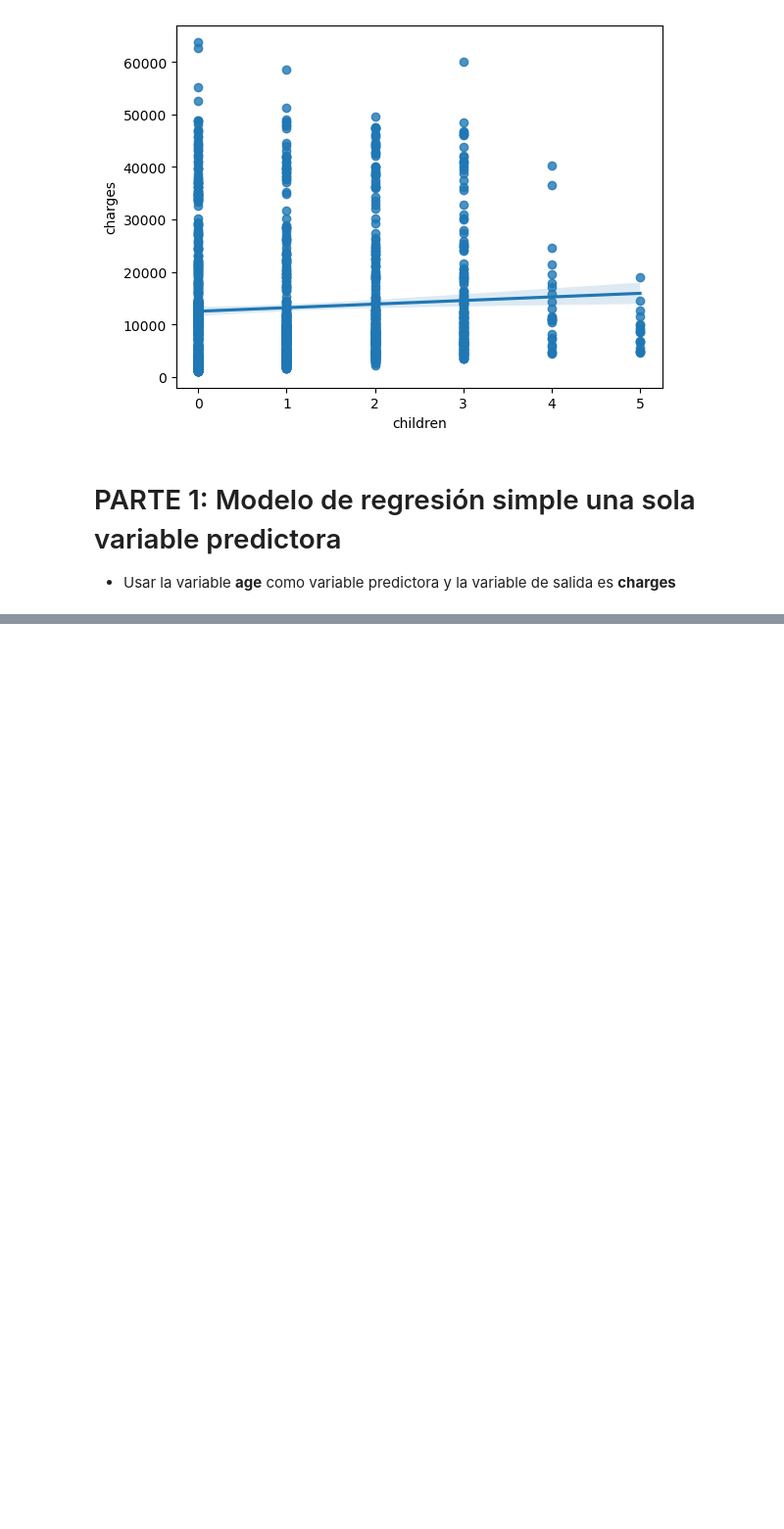
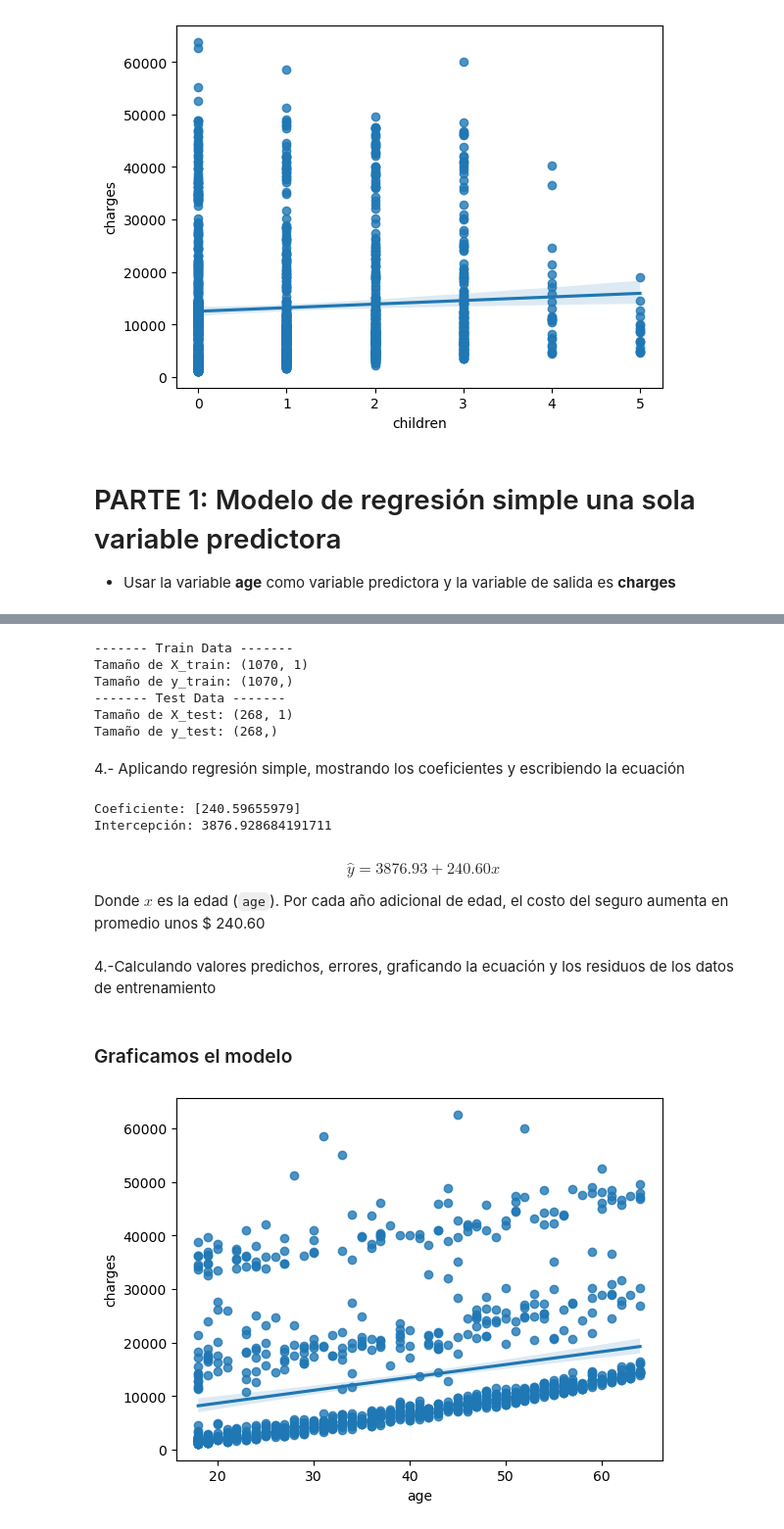
Before and after one commit to jgomezz/cpe_ciencia_datos_python_2026, a Jupyter notebook: mod3_analitica_datos_python/semana_04_evaluacion_modelo_ejercicio.ipynb, the cells around one changed output, grey strips where cells are left out. Shown at 98% size. Cells and saved outputs as stored; diff of their text form; code cells hidden in the pictures; blank space fills up the shorter version.

```diff
--- a/mod3_analitica_datos_python/semana_04_evaluacion_modelo_ejercicio.ipynb
+++ b/mod3_analitica_datos_python/semana_04_evaluacion_modelo_ejercicio.ipynb
@@ -129,0 +132,58 @@ plt.show()
+# %%
+from sklearn.model_selection import train_test_split
+
+# Definición de variables predictoras y variable objetivo
+X = cdf[['age']]
+y = cdf['charges']
+
+# División de los datos en conjunto de entrenamiento y conjunto de prueba
+X_train, X_test, y_train, y_test = train_test_split(X, y, test_size=0.2, random_state=42)
+
+# Imprimir tamaños de los conjuntos de entrenamiento y prueba
+
+print("------- Train Data -------")
+print("Tamaño de X_train:", X_train.shape)
+print("Tamaño de y_train:", y_train.shape)
+
+print("------- Test Data -------")
+print("Tamaño de X_test:", X_test.shape)
+print("Tamaño de y_test:", y_test.shape)
+# %% [output]
+------- Train Data -------
+Tamaño de X_train: (1070, 1)
+Tamaño de y_train: (1070,)
+------- Test Data -------
+Tamaño de X_test: (268, 1)
+Tamaño de y_test: (268,)
+# %% [markdown]
+4.- Aplicando regresión simple, mostrando los coeficientes y escribiendo la ecuación
+# %%
+from sklearn.linear_model import LinearRegression
+
+# El modelo 'lm' de regresión lineal se ajusta a los datos de entrenamiento
+lm = LinearRegression()
+
+lm.fit(X_train, y_train)
+
+print("Coeficiente:", lm.coef_)
+print("Intercepción:", lm.intercept_)
+# %% [output]
+Coeficiente: [240.59655979]
+Intercepción: 3876.928684191711
+# %% [markdown]
+$$ \hat{y} = 3876.93 + 240.60x $$
+
+Donde $x$ es la edad (`age`). Por cada año adicional de edad, el costo del seguro aumenta en promedio unos $ 240.60
+# %% [markdown]
+4.-Calculando valores predichos, errores, graficando la ecuación y los residuos de los datos de entrenamiento
+# %% [markdown]
+### Graficamos el modelo
+# %%
+# Predicción de los valores de y para el conjunto de prueba
+df_train = pd.concat([X_train, y_train], axis=1)
+
+# Evaluación del modelo
+sns.regplot(x="age", y="charges", data=df_train, fit_reg=True)
+plt.show()
+# %% [output]
+[figure, added]
```
Also changed, not shown: parts of 11 cells of this notebook.
